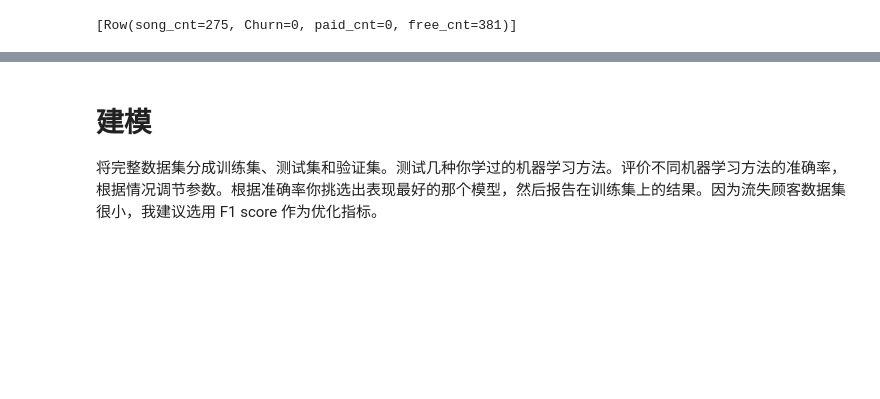
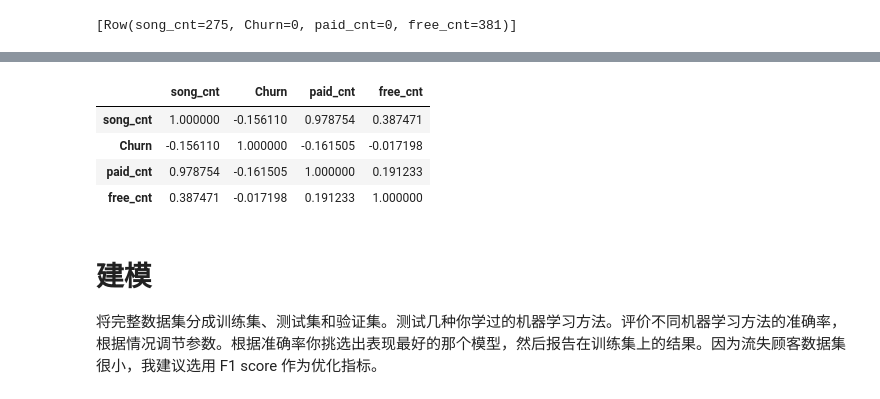
Before and after one commit to zhaoluyuanxi/Sparky-project, a Jupyter notebook: Sparkify-zh.ipynb, the cells around one changed output, grey strips where cells are left out. Saved outputs shown, nothing was run; the diff lists cells and outputs as text; code cells hidden in the pictures; blank space fills up the shorter version.

```diff
--- a/Sparkify-zh.ipynb
+++ b/Sparkify-zh.ipynb
@@ -174,3 +219,11 @@ df_user.take(1)
+# %%
+df_user_pd.corr()
+# %% [output]
+|  | song_cnt | Churn | paid_cnt | free_cnt |
+| song_cnt | 1.000000 | -0.156110 | 0.978754 | 0.387471 |
+| Churn | -0.156110 | 1.000000 | -0.161505 | -0.017198 |
+| paid_cnt | 0.978754 | -0.161505 | 1.000000 | 0.191233 |
+| free_cnt | 0.387471 | -0.017198 | 0.191233 | 1.000000 |
 # %% [markdown]
 # 建模
 将完整数据集分成训练集、测试集和验证集。测试几种你学过的机器学习方法。评价不同机器学习方法的准确率，根据情况调节参数。根据准确率你挑选出表现最好的那个模型，然后报告在训练集上的结果。因为流失顾客数据集很小，我建议选用 F1 score 作为优化指标。
```
Also changed, not shown: parts of 28 cells of this notebook, 1 other file.
